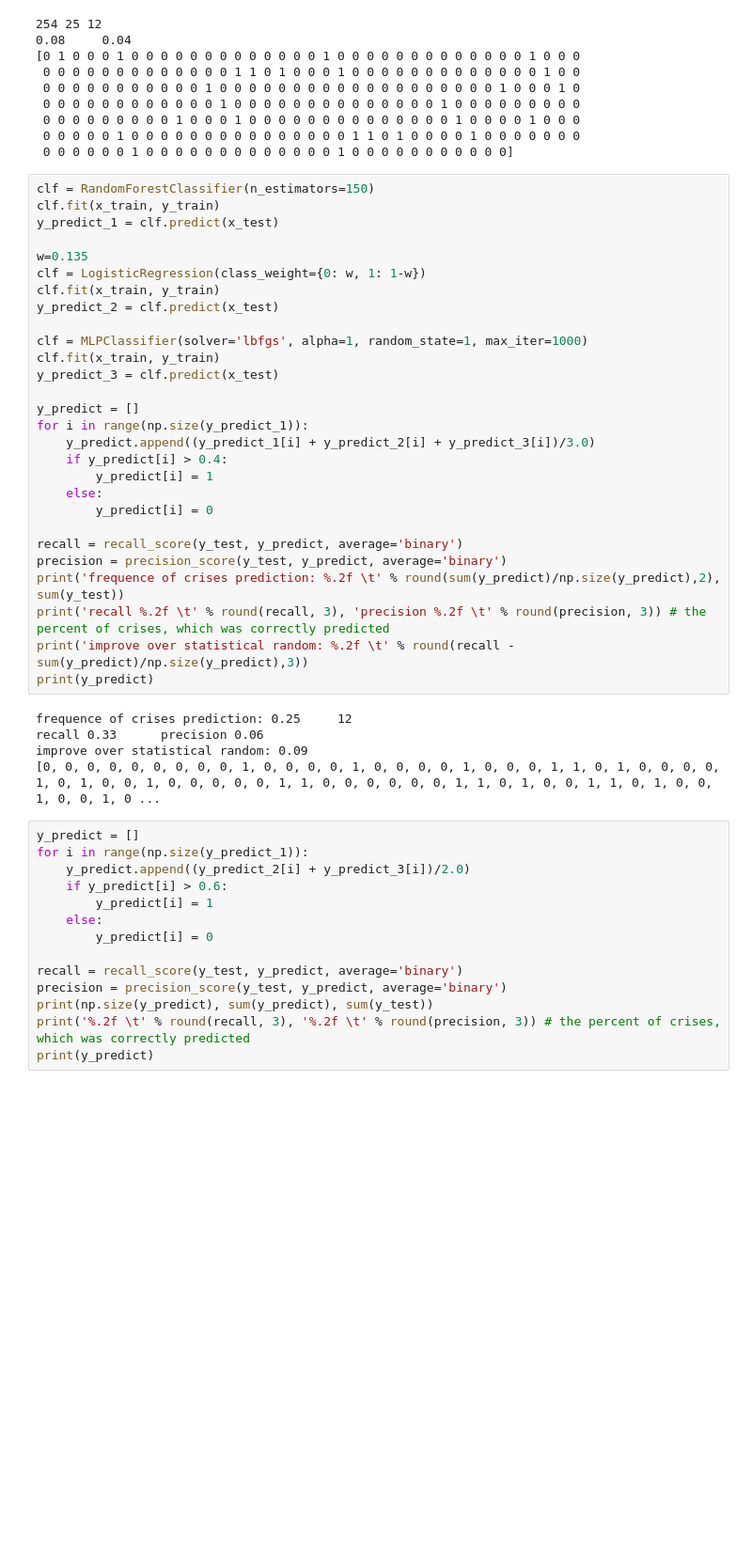
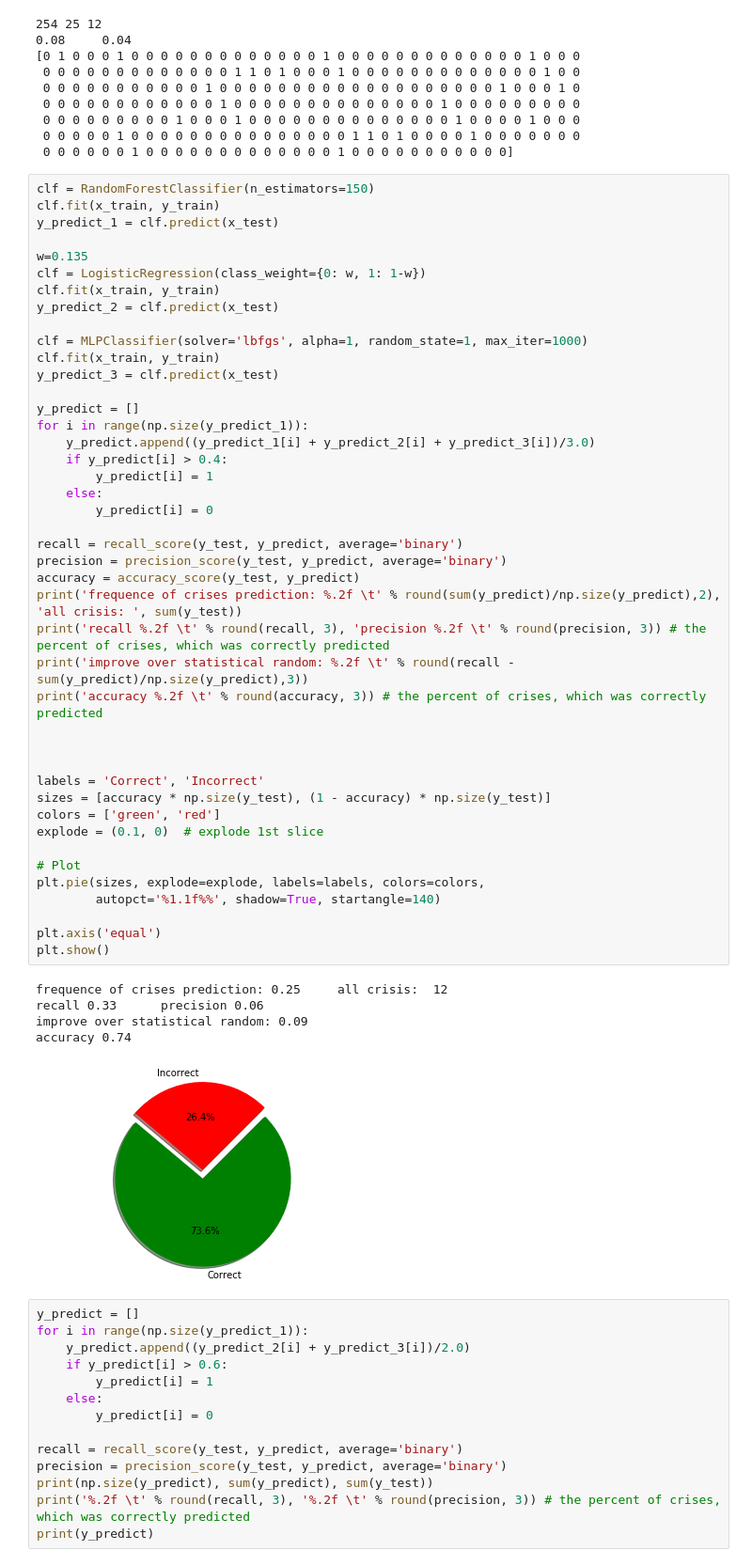
Before and after one commit to EJohnF/ML-crisis-prediction, a Jupyter notebook: Algorithm.ipynb, the cells around one changed output. Shown: that part at 94% size. Drawn from its saved outputs; the diff is of its cells as text; blank space fills up the shorter version.

Commit message:
add pie chart of accuracy

```diff
--- a/Algorithm.ipynb
+++ b/Algorithm.ipynb
@@ -140,36 +141,52 @@ print(y_predict)
 # %%
 clf = RandomForestClassifier(n_estimators=150)
 clf.fit(x_train, y_train)
 y_predict_1 = clf.predict(x_test)
 
 w=0.135
 clf = LogisticRegression(class_weight={0: w, 1: 1-w})
 clf.fit(x_train, y_train)
 y_predict_2 = clf.predict(x_test)
 
 clf = MLPClassifier(solver='lbfgs', alpha=1, random_state=1, max_iter=1000)
 clf.fit(x_train, y_train)
 y_predict_3 = clf.predict(x_test)
 
 y_predict = []
 for i in range(np.size(y_predict_1)):
     y_predict.append((y_predict_1[i] + y_predict_2[i] + y_predict_3[i])/3.0)
     if y_predict[i] > 0.4:
         y_predict[i] = 1
     else:
         y_predict[i] = 0
 
 recall = recall_score(y_test, y_predict, average='binary')
 precision = precision_score(y_test, y_predict, average='binary')
-print('frequence of crises prediction: %.2f \t' % round(sum(y_predict)/np.size(y_predict),2), sum(y_test))
+accuracy = accuracy_score(y_test, y_predict)
+print('frequence of crises prediction: %.2f \t' % round(sum(y_predict)/np.size(y_predict),2), 'all crisis: ', sum(y_test))
 print('recall %.2f \t' % round(recall, 3), 'precision %.2f \t' % round(precision, 3)) # the percent of crises, which was correctly predicted
 print('improve over statistical random: %.2f \t' % round(recall - sum(y_predict)/np.size(y_predict),3))
-print(y_predict)
+print('accuracy %.2f \t' % round(accuracy, 3)) # the percent of crises, which was correctly predicted
+
+
+
+labels = 'Correct', 'Incorrect'
+sizes = [accuracy * np.size(y_test), (1 - accuracy) * np.size(y_test)]
+colors = ['green', 'red']
+explode = (0.1, 0)  # explode 1st slice
+
+# Plot
+plt.pie(sizes, explode=explode, labels=labels, colors=colors,
+        autopct='%1.1f%%', shadow=True, startangle=140)
+
+plt.axis('equal')
+plt.show()
 # %% [output]
-frequence of crises prediction: 0.25     12
+frequence of crises prediction: 0.25     all crisis:  12
 recall 0.33      precision 0.06
 improve over statistical random: 0.09
-[0, 0, 0, 0, 0, 0, 0, 0, 0, 1, 0, 0, 0, 0, 1, 0, 0, 0, 0, 1, 0, 0, 0, 1, 1, 0, 1, 0, 0, 0, 0, 1, 0, 1, 0, 0, 1, 0, 0, 0, 0, 0, 1, 1, 0, 0, 0, 0, 0, 0, 1, 1, 0, 1, 0, 0, 1, 1, 0, 1, 0, 0, 1, 0, 0, 1, 0 ...
+accuracy 0.74
+[figure, added]
 # %%
 y_predict = []
 for i in range(np.size(y_predict_1)):
```
Also changed, not shown: parts of 1 cell of this notebook.
